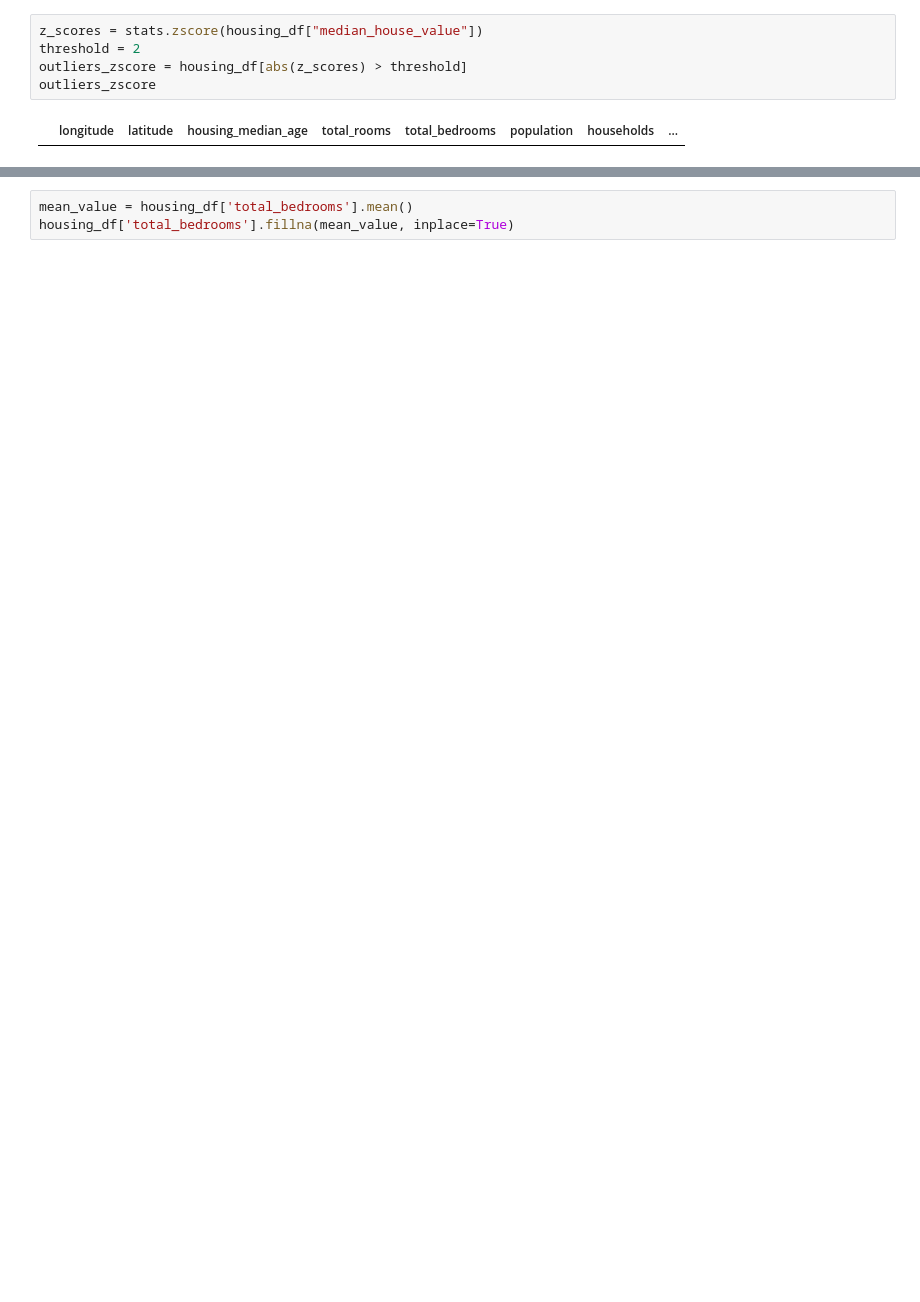
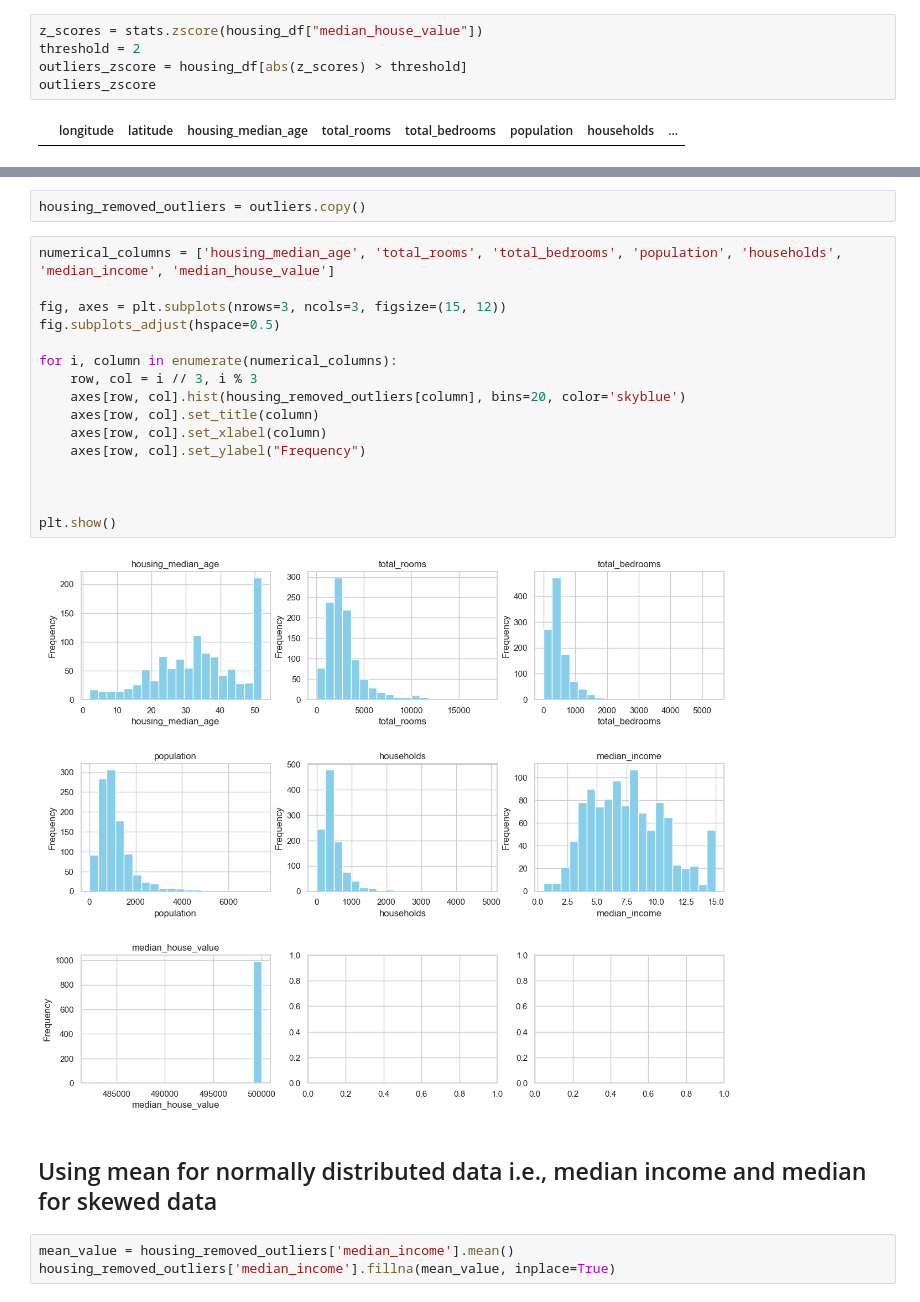
Before and after one commit to dhruvRj18/Fall2023--AI-Algo, a Jupyter notebook: students-submissions/8681628/mid-term-b.ipynb, the cells around one changed output, grey strips where cells are left out. Saved outputs shown, nothing was run; the diff lists cells and outputs as text; blank space fills up the shorter version.

```diff
--- a/students-submissions/8681628/mid-term-b.ipynb
+++ b/students-submissions/8681628/mid-term-b.ipynb
@@ -80,4 +124,26 @@ outliers_zscore
+# %%
+housing_removed_outliers = outliers.copy()
+# %%
+numerical_columns = ['housing_median_age', 'total_rooms', 'total_bedrooms', 'population', 'households', 'median_income', 'median_house_value']
+
+fig, axes = plt.subplots(nrows=3, ncols=3, figsize=(15, 12))
+fig.subplots_adjust(hspace=0.5)
+
+for i, column in enumerate(numerical_columns):
+    row, col = i // 3, i % 3
+    axes[row, col].hist(housing_removed_outliers[column], bins=20, color='skyblue')
+    axes[row, col].set_title(column)
+    axes[row, col].set_xlabel(column)
+    axes[row, col].set_ylabel("Frequency")
+
+
+
+plt.show()
+# %% [output]
+[figure, added]
+# %% [markdown]
+## Using mean for normally distributed data i.e., median income and median for skewed data
 # %%
-mean_value = housing_df['total_bedrooms'].mean()
-housing_df['total_bedrooms'].fillna(mean_value, inplace=True)
+mean_value = housing_removed_outliers['median_income'].mean()
+housing_removed_outliers['median_income'].fillna(mean_value, inplace=True)
 # %%
```
Also changed, not shown: parts of 57 cells of this notebook.
